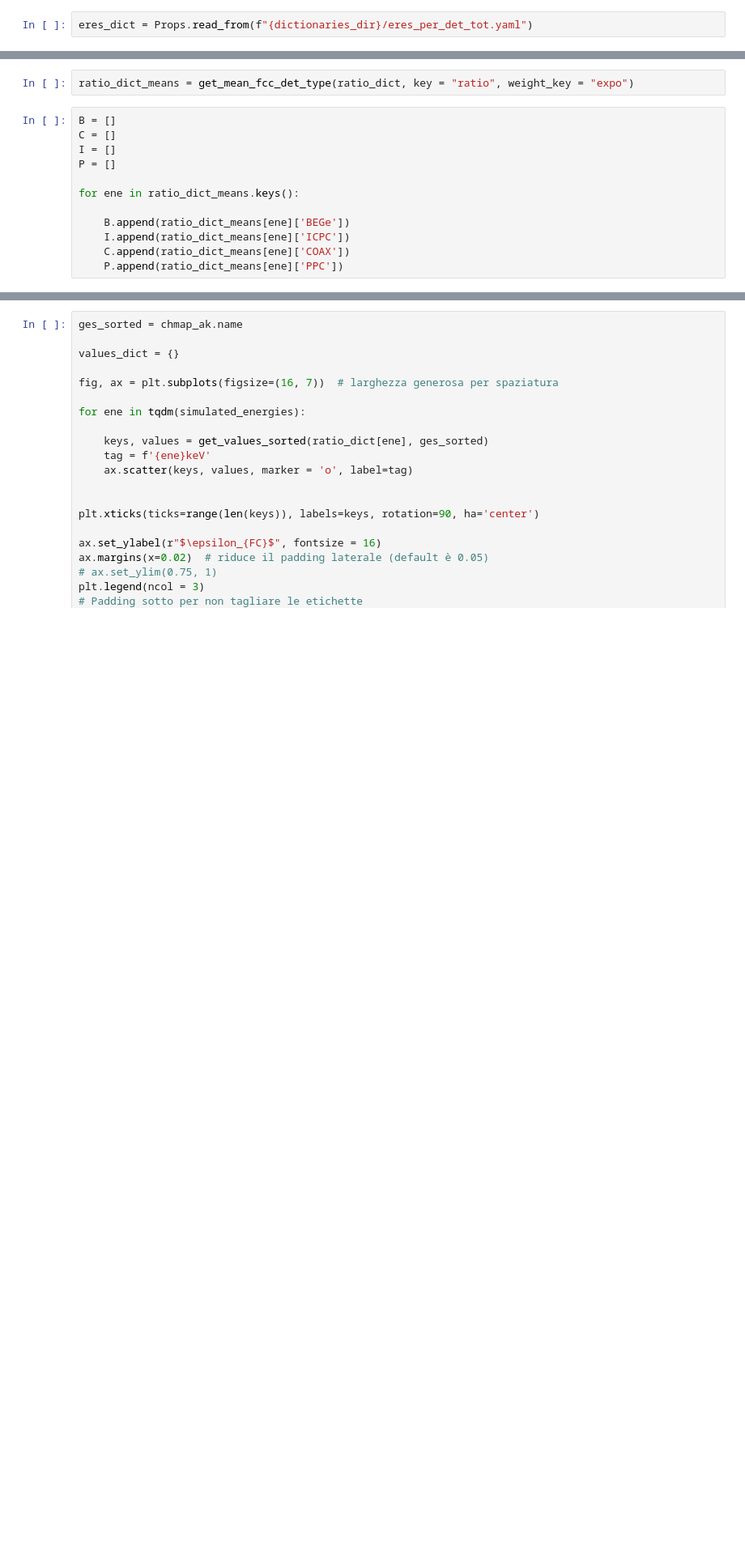
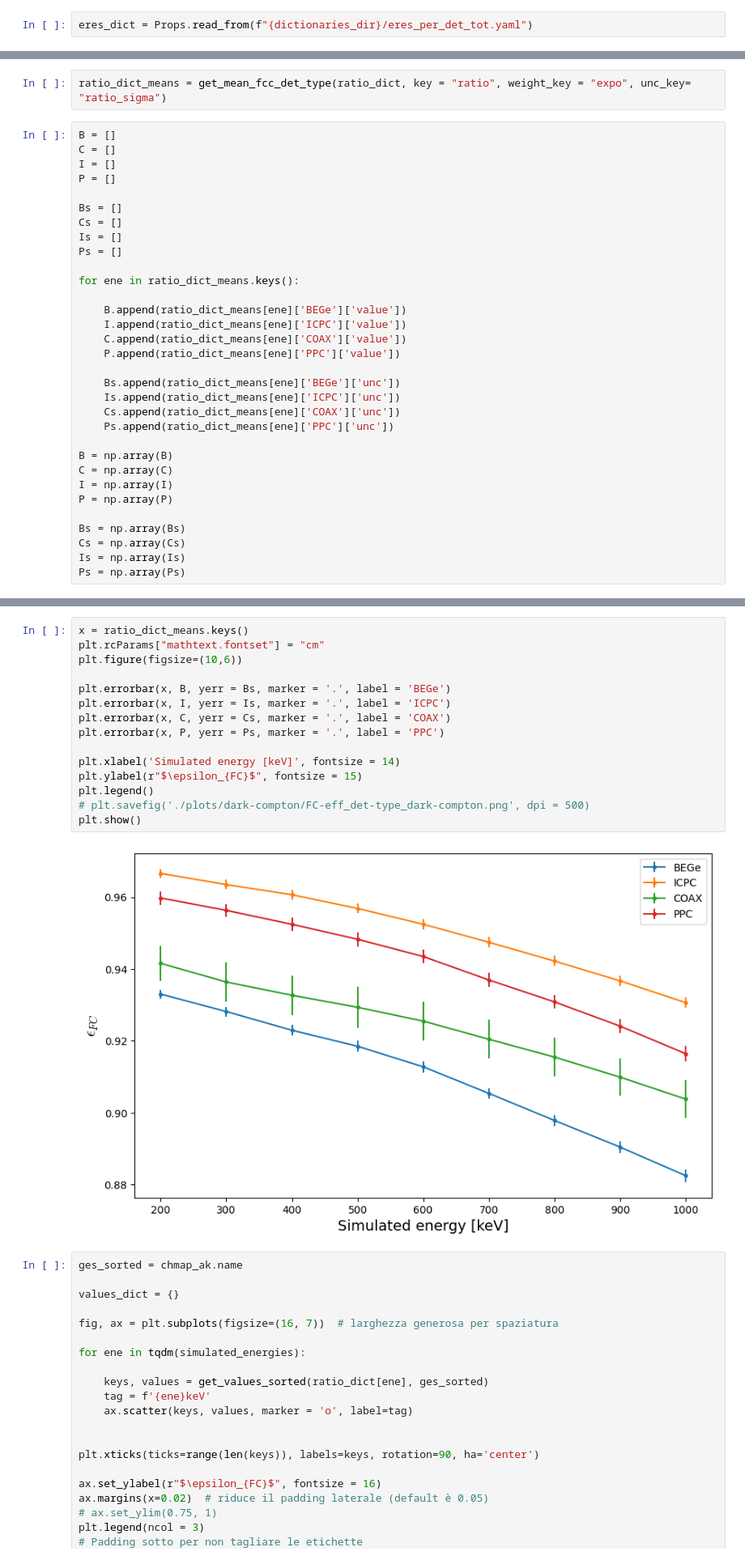
Before and after one commit to fraborra/bosonic-DM, a Jupyter notebook: axio-electric-analysis.ipynb, the cells around one changed output, grey strips where cells are left out. Shown at 81% size. Drawn from its saved outputs; the diff is of its cells as text; blank space fills up the shorter version.

```diff
--- a/axio-electric-analysis.ipynb
+++ b/axio-electric-analysis.ipynb
@@ -133,19 +128,39 @@ ratio_dict = compute_ratio_from_lazyframe(
     chmap,
 )
 # %%
-ratio_dict_means = get_mean_fcc_det_type(ratio_dict, key = "ratio", weight_key = "expo")
+ratio_dict_means = get_mean_fcc_det_type(ratio_dict, key = "ratio", weight_key = "expo", unc_key= "ratio_sigma")
 # %%
 B = []
 C = []
 I = []
 P = []
 
+Bs = []
+Cs = []
+Is = []
+Ps = []
+
 for ene in ratio_dict_means.keys():
 
-    B.append(ratio_dict_means[ene]['BEGe'])
-    I.append(ratio_dict_means[ene]['ICPC'])
-    C.append(ratio_dict_means[ene]['COAX'])
-    P.append(ratio_dict_means[ene]['PPC'])
+    B.append(ratio_dict_means[ene]['BEGe']['value'])
+    I.append(ratio_dict_means[ene]['ICPC']['value'])
+    C.append(ratio_dict_means[ene]['COAX']['value'])
+    P.append(ratio_dict_means[ene]['PPC']['value'])
+
+    Bs.append(ratio_dict_means[ene]['BEGe']['unc'])
+    Is.append(ratio_dict_means[ene]['ICPC']['unc'])
+    Cs.append(ratio_dict_means[ene]['COAX']['unc'])
+    Ps.append(ratio_dict_means[ene]['PPC']['unc'])
+
+B = np.array(B)
+C = np.array(C)
+I = np.array(I)
+P = np.array(P)
+
+Bs = np.array(Bs)
+Cs = np.array(Cs)
+Is = np.array(Is)
+Ps = np.array(Ps)
 # %%
 x = ratio_dict_means.keys()
 plt.rcParams["mathtext.fontset"] = "cm"
@@ -163,6 +178,23 @@ plt.savefig(f'./plots/{interaction}/FC-eff_det-type_{interaction}.png', dpi = 50
 plt.show()
 # %% [output]
 [figure]
+# %%
+x = ratio_dict_means.keys()
+plt.rcParams["mathtext.fontset"] = "cm"
+plt.figure(figsize=(10,6))
+
+plt.errorbar(x, B, yerr = Bs, marker = '.', label = 'BEGe')
+plt.errorbar(x, I, yerr = Is, marker = '.', label = 'ICPC')
+plt.errorbar(x, C, yerr = Cs, marker = '.', label = 'COAX')
+plt.errorbar(x, P, yerr = Ps, marker = '.', label = 'PPC')
+
+plt.xlabel('Simulated energy [keV]', fontsize = 14)
+plt.ylabel(r"$\epsilon_{FC}$", fontsize = 15)
+plt.legend()
+# plt.savefig('./plots/dark-compton/FC-eff_det-type_dark-compton.png', dpi = 500)
+plt.show()
+# %% [output]
+[figure, added]
 # %%
 ges_sorted = chmap_ak.name
 
```
Also changed, not shown: parts of 5 cells of this notebook, 3 other files.
